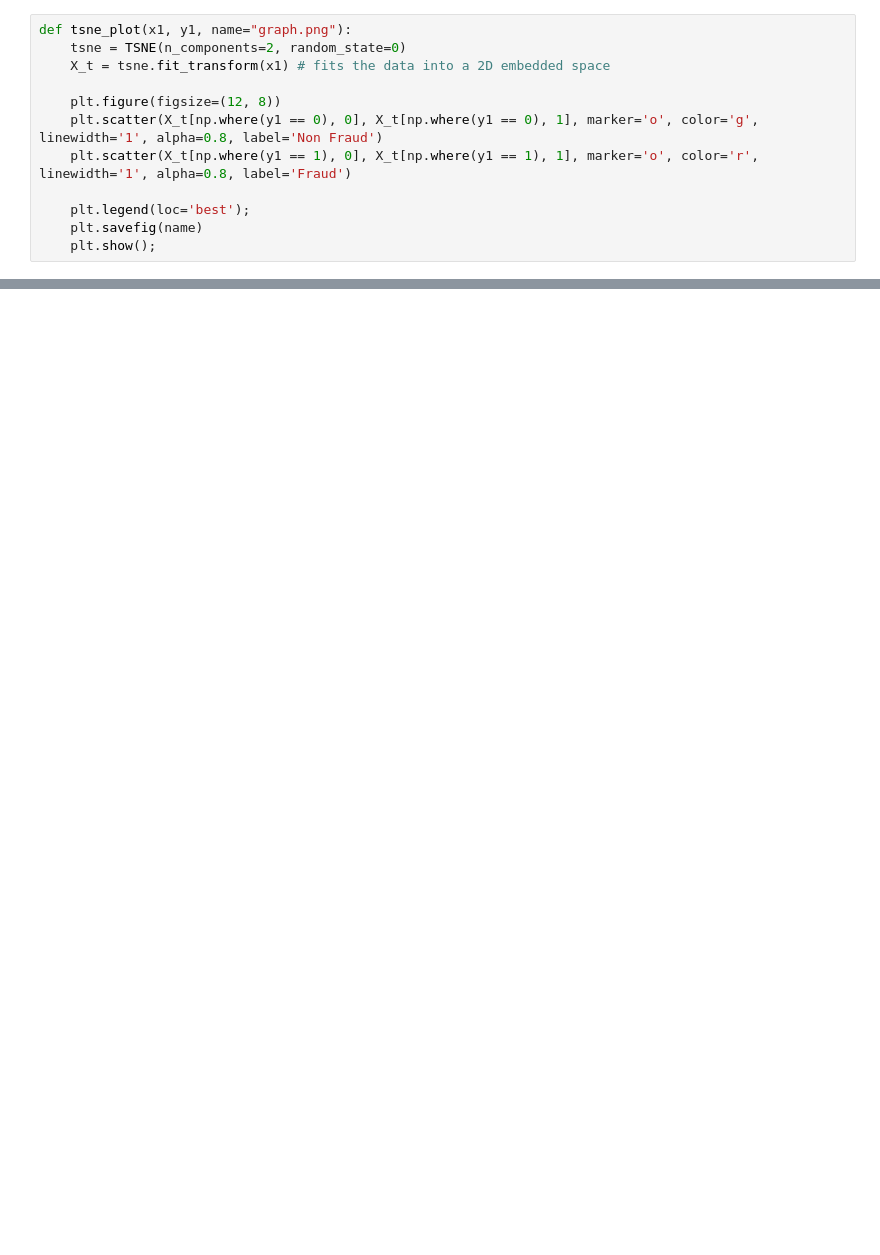
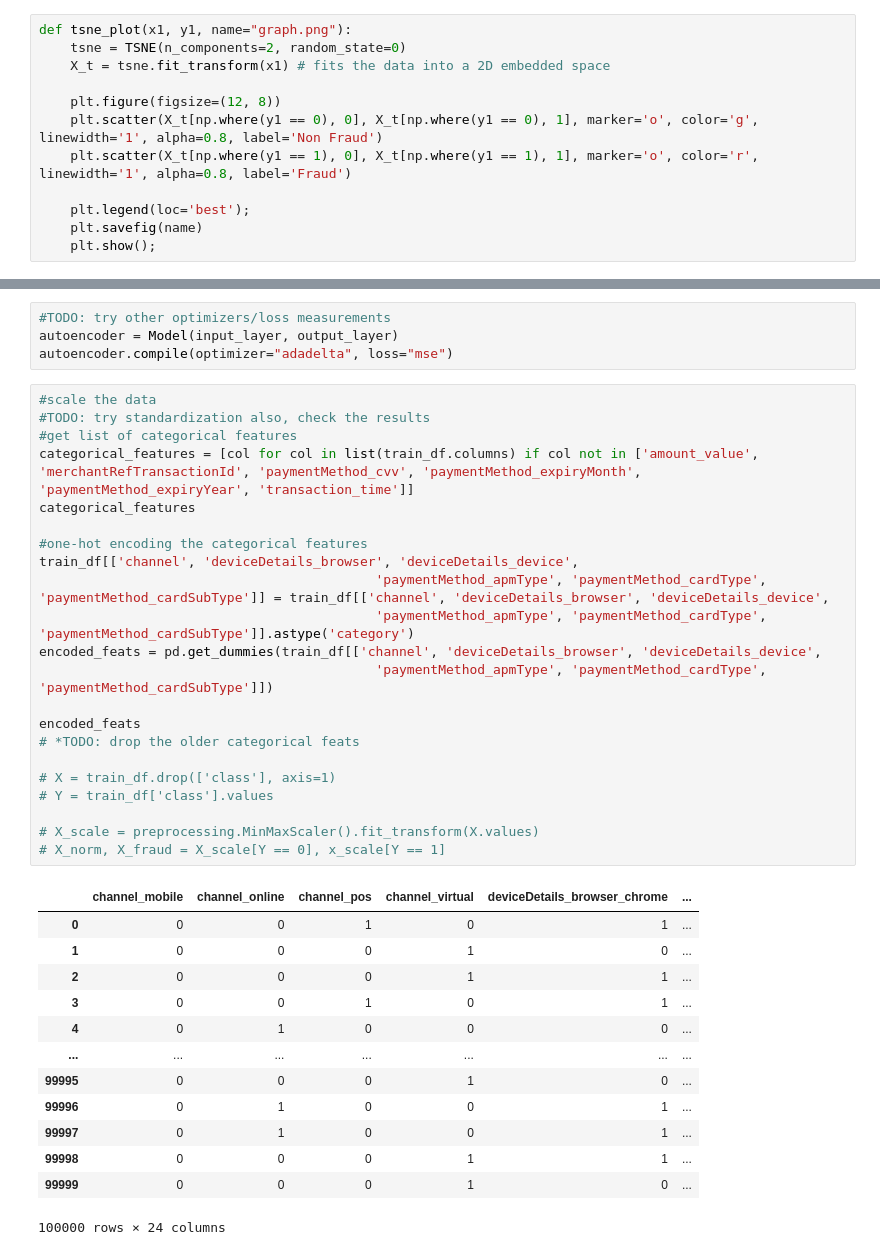
Before and after one commit to ServoCryptid/FraudDetection, a Jupyter notebook: autoencoder_approach.ipynb, the cells around one changed output, grey strips where cells are left out. Saved outputs shown, nothing was run; the diff lists cells and outputs as text; blank space fills up the shorter version.

```diff
--- a/autoencoder_approach.ipynb
+++ b/autoencoder_approach.ipynb
@@ -111,0 +132,40 @@ TypeError: must be real number, not str
+# %%
+#TODO: try other optimizers/loss measurements
+autoencoder = Model(input_layer, output_layer)
+autoencoder.compile(optimizer="adadelta", loss="mse")
+# %%
+#scale the data
+#TODO: try standardization also, check the results
+#get list of categorical features
+categorical_features = [col for col in list(train_df.columns) if col not in ['amount_value', 'merchantRefTransactionId', 'paymentMethod_cvv', 'paymentMethod_expiryMonth', 'paymentMethod_expiryYear', 'transaction_time']]
+categorical_features
+
+#one-hot encoding the categorical features
+train_df[['channel', 'deviceDetails_browser', 'deviceDetails_device',
+                                           'paymentMethod_apmType', 'paymentMethod_cardType', 'paymentMethod_cardSubType']] = train_df[['channel', 'deviceDetails_browser', 'deviceDetails_device',
+                                           'paymentMethod_apmType', 'paymentMethod_cardType', 'paymentMethod_cardSubType']].astype('category')
+encoded_feats = pd.get_dummies(train_df[['channel', 'deviceDetails_browser', 'deviceDetails_device',
+                                           'paymentMethod_apmType', 'paymentMethod_cardType', 'paymentMethod_cardSubType']])
+
+encoded_feats
+# *TODO: drop the older categorical feats
+
+# X = train_df.drop(['class'], axis=1)
+# Y = train_df['class'].values
+
+# X_scale = preprocessing.MinMaxScaler().fit_transform(X.values)
+# X_norm, X_fraud = X_scale[Y == 0], x_scale[Y == 1]
+# %% [output]
+|  | channel_mobile | channel_online | channel_pos | channel_virtual | deviceDetails_browser_chrome | ... |
+| 0 | 0 | 0 | 1 | 0 | 1 | ... |
+| 1 | 0 | 0 | 0 | 1 | 0 | ... |
+| 2 | 0 | 0 | 0 | 1 | 1 | ... |
+| 3 | 0 | 0 | 1 | 0 | 1 | ... |
+| 4 | 0 | 1 | 0 | 0 | 0 | ... |
+| ... | ... | ... | ... | ... | ... | ... |
+| 99995 | 0 | 0 | 0 | 1 | 0 | ... |
+| 99996 | 0 | 1 | 0 | 0 | 1 | ... |
+| 99997 | 0 | 1 | 0 | 0 | 1 | ... |
+| 99998 | 0 | 0 | 0 | 1 | 1 | ... |
+| 99999 | 0 | 0 | 0 | 1 | 0 | ... |
+100000 rows × 24 columns
```
Also changed, not shown: parts of 16 cells of this notebook.
